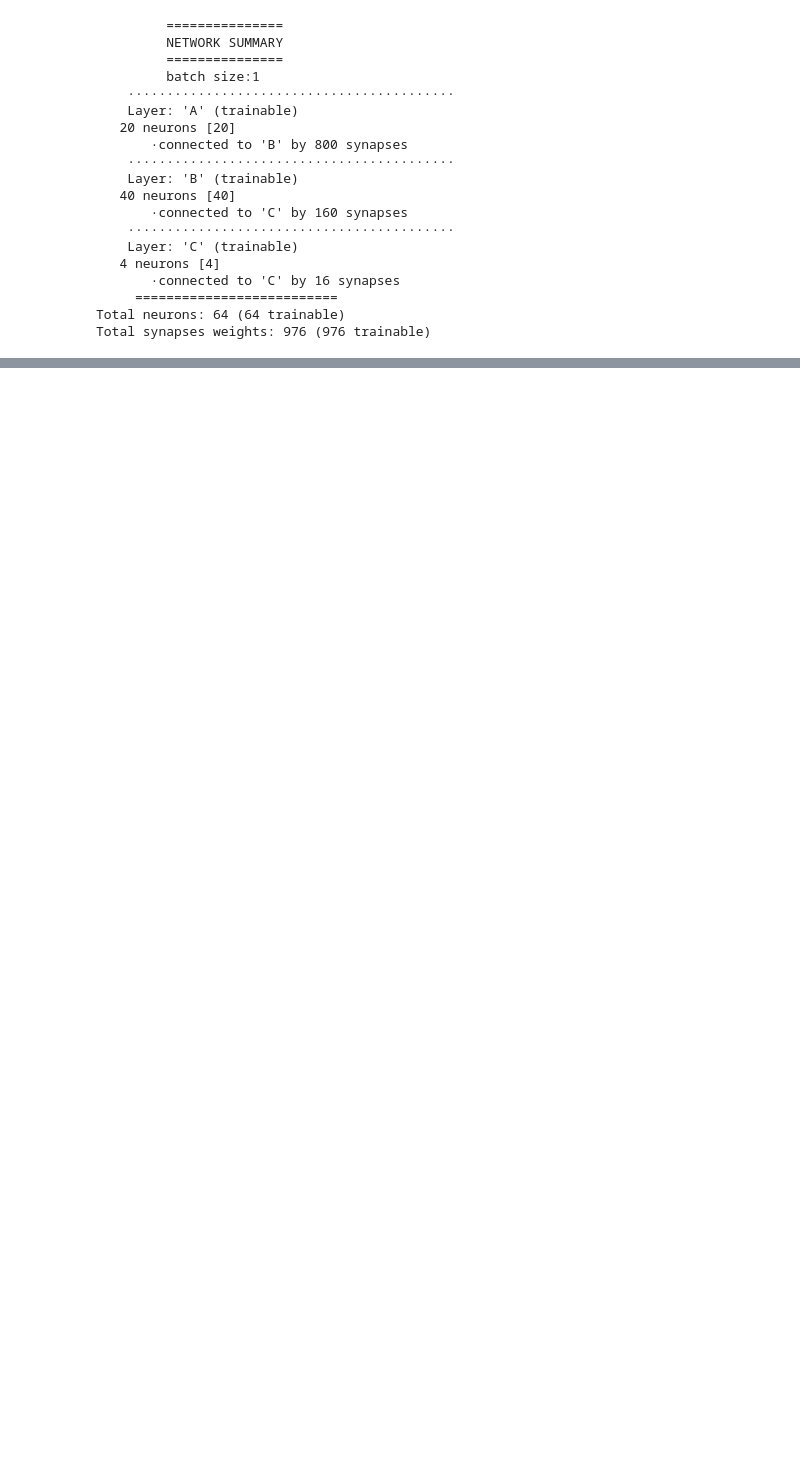
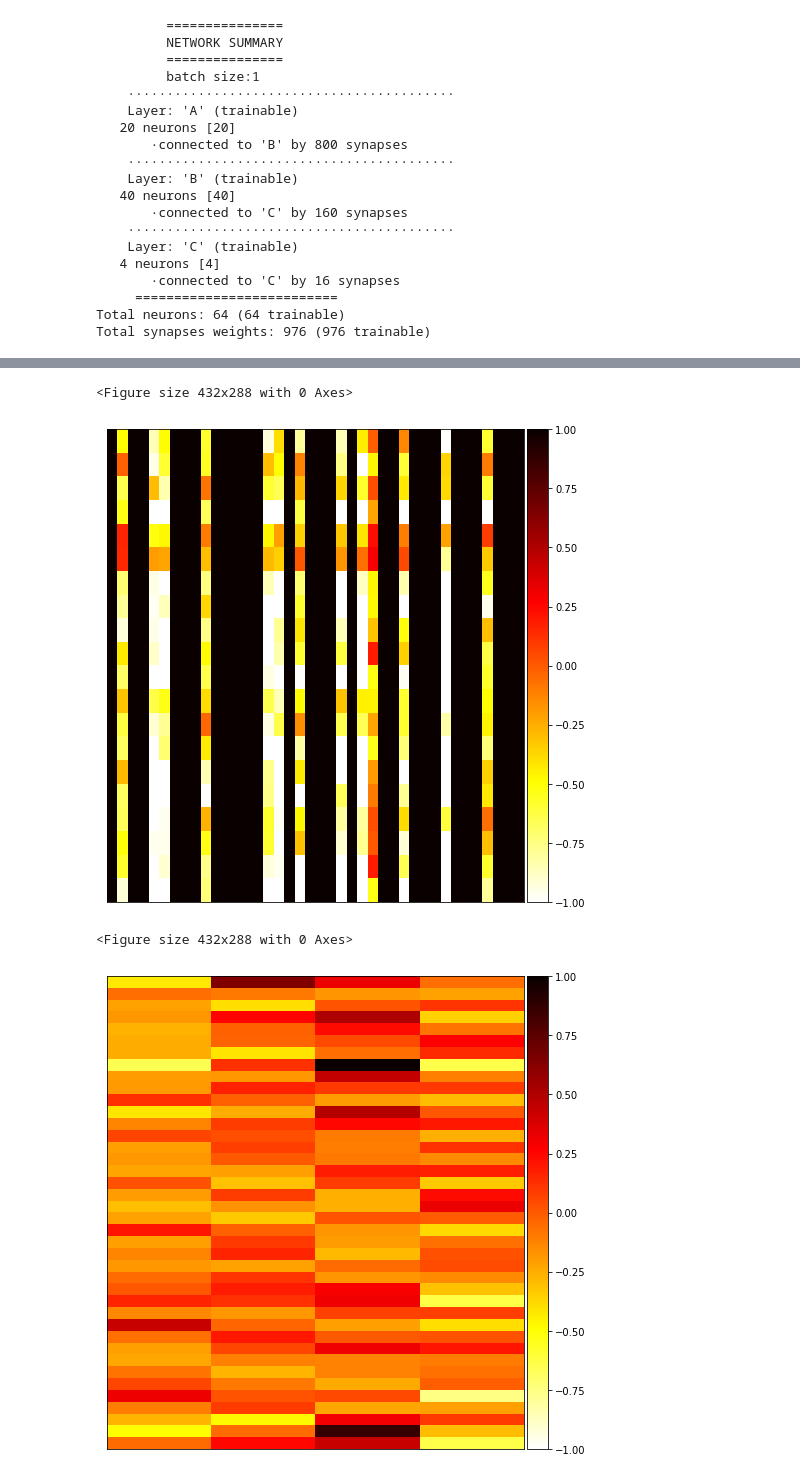
Before and after one commit to aravsi77/spiking_neural_network_thesis, a Jupyter notebook: test_bindsnet_simulation.ipynb, the cells around one changed output, grey strips where cells are left out. Saved outputs shown, nothing was run; the diff lists cells and outputs as text; code cells hidden in the pictures; blank space fills up the shorter version.

```diff
--- a/test_bindsnet_simulation.ipynb
+++ b/test_bindsnet_simulation.ipynb
@@ -579,0 +608,11 @@ plt.show()
+# %%
+plt.figure()
+plot_weights(forward_connection1.w,wmin=-1,figsize=[7,7])
+plt.figure()
+plot_weights(forward_connection2.w,wmin=-1,figsize=[7,7])
+plt.show()
+# %% [output]
+<Figure size 432x288 with 0 Axes>
+[figure, added]
+<Figure size 432x288 with 0 Axes>
+[figure, added]
```
Also changed, not shown: parts of 14 cells of this notebook.
